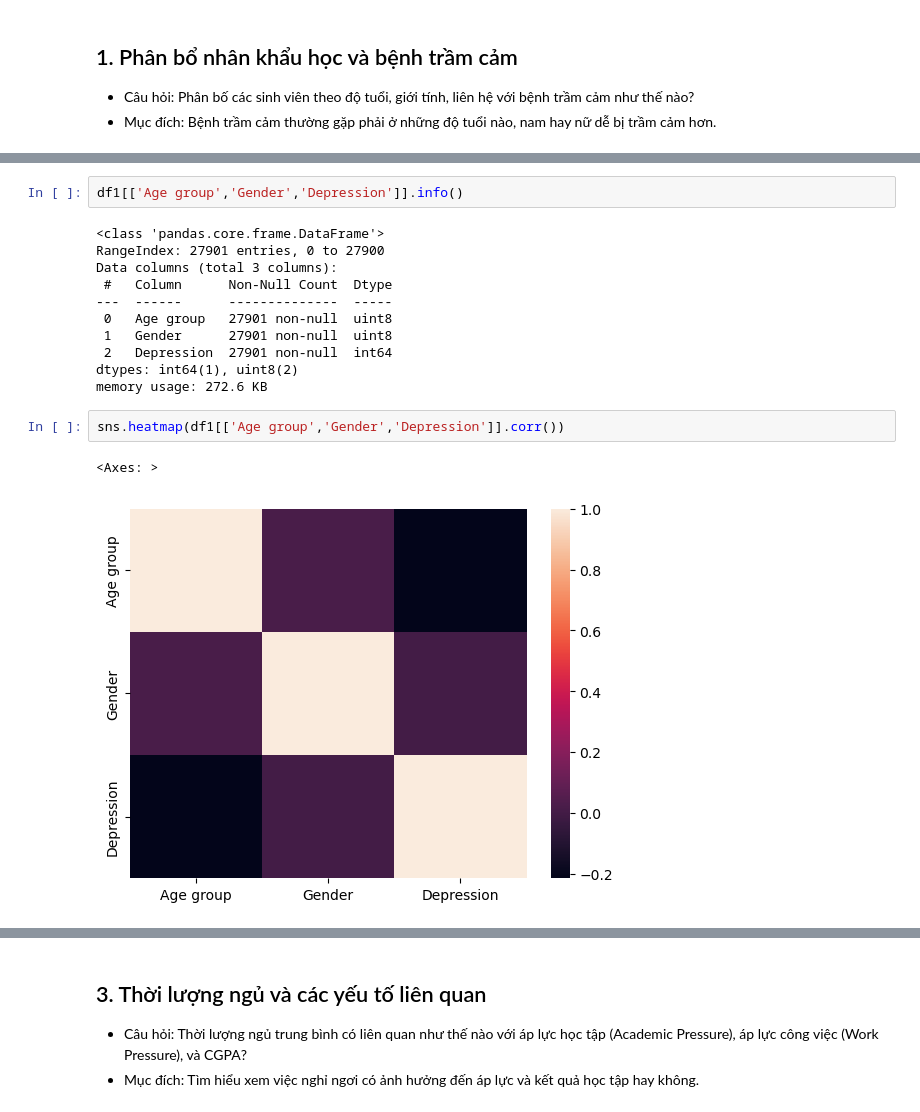
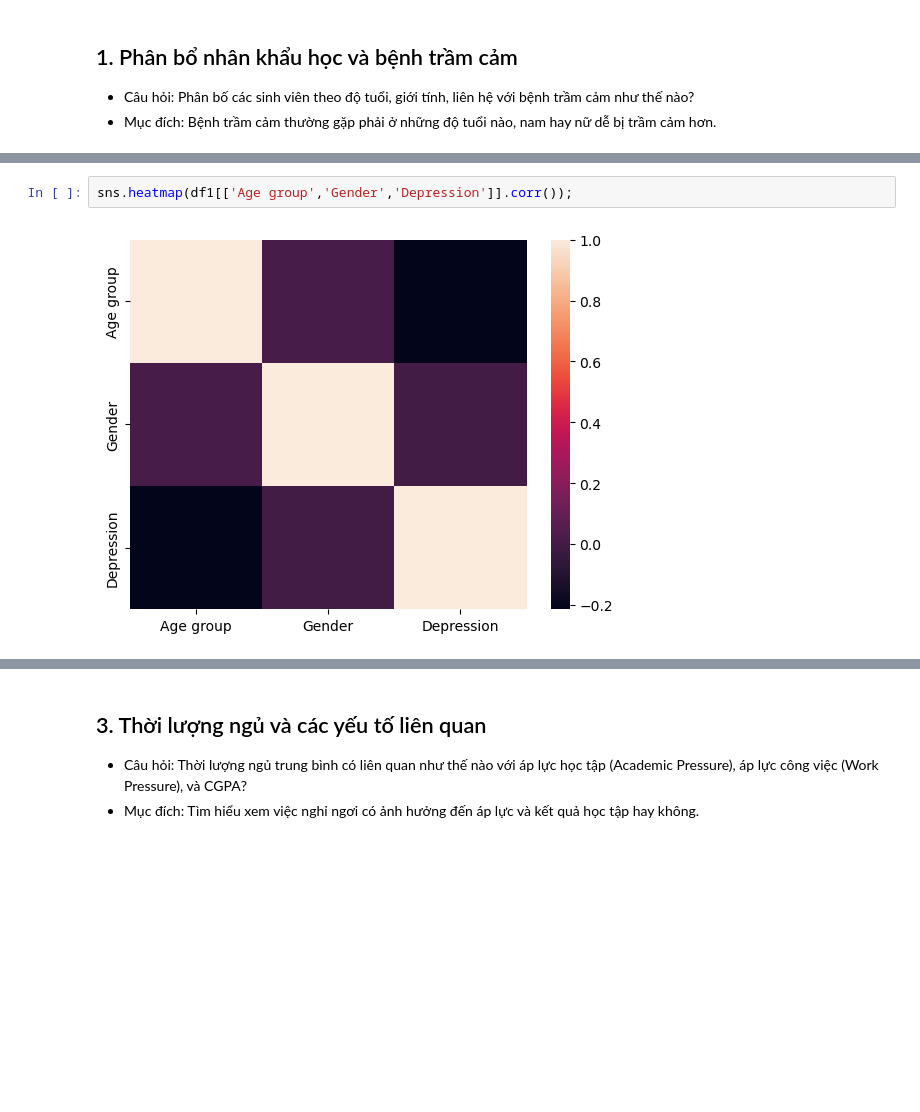
Before and after one commit to lhldanh/HCMUS_-CSC17104_Final_Project, a Jupyter notebook: main.ipynb, the cells around one changed output, grey strips where cells are left out. Saved outputs shown, nothing was run; the diff lists cells and outputs as text; blank space fills up the shorter version.

```diff
--- a/main.ipynb
+++ b/main.ipynb
@@ -121,19 +133,5 @@ memory usage: 708.5+ KB
 # %%
-df1[['Age group','Gender','Depression']].info()
+sns.heatmap(df1[['Age group','Gender','Depression']].corr());
 # %% [output]
-<class 'pandas.core.frame.DataFrame'>
-RangeIndex: 27901 entries, 0 to 27900
-Data columns (total 3 columns):
- #   Column      Non-Null Count  Dtype
----  ------      --------------  -----
- 0   Age group   27901 non-null  uint8
- 1   Gender      27901 non-null  uint8
- 2   Depression  27901 non-null  int64
-dtypes: int64(1), uint8(2)
-memory usage: 272.6 KB
+[figure, added]
-# %%
-sns.heatmap(df1[['Age group','Gender','Depression']].corr())
-# %% [output]
-<Axes: >
-[figure, removed]
 # %% [markdown]
```
Also changed, not shown: parts of 37 cells of this notebook.
